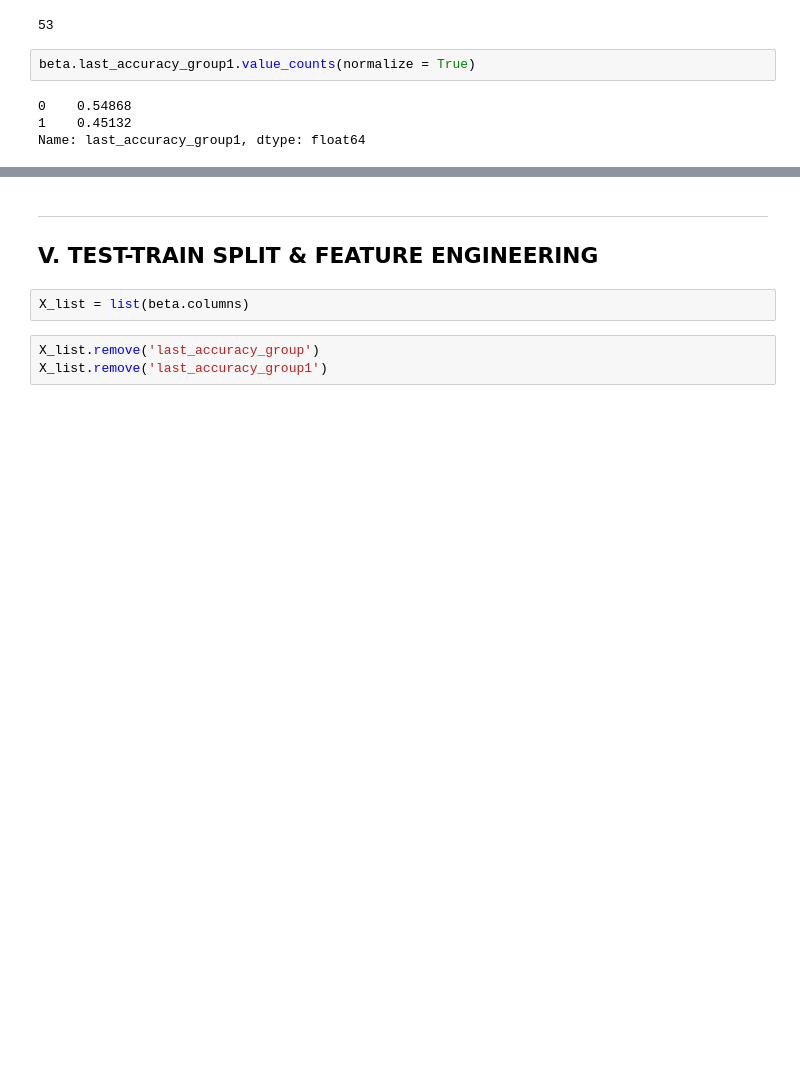
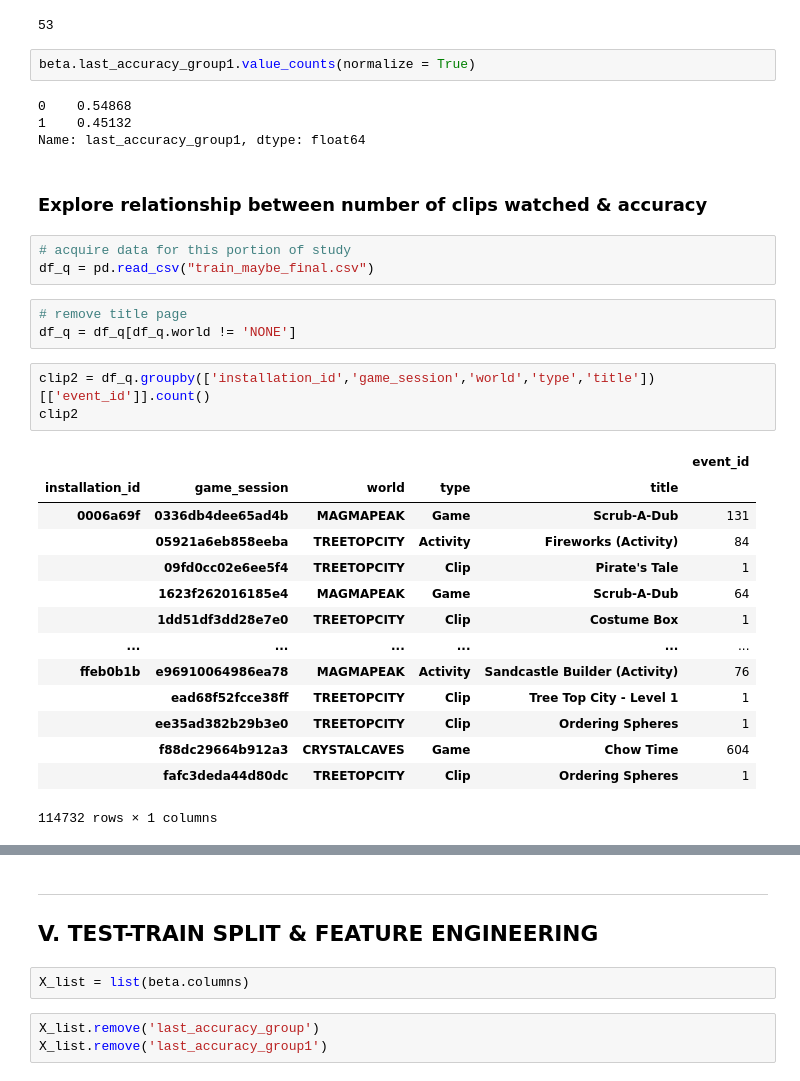
Before and after one commit to cats-in-the-hat/PBS-KIDS2, a Jupyter notebook: full_project_documentation.ipynb, the cells around one changed output, grey strips where cells are left out. Saved outputs shown, nothing was run; the diff lists cells and outputs as text; blank space fills up the shorter version.

```diff
--- a/full_project_documentation.ipynb
+++ b/full_project_documentation.ipynb
@@ -695,3 +699,29 @@ beta.last_accuracy_group1.value_counts(normalize = True)
 0    0.54868
 1    0.45132
 Name: last_accuracy_group1, dtype: float64
+# %% [markdown]
+### Explore relationship between number of clips watched & accuracy
+# %%
+# acquire data for this portion of study
+df_q = pd.read_csv("train_maybe_final.csv")
+# %%
+# remove title page
+df_q = df_q[df_q.world != 'NONE']
+# %%
+clip2 = df_q.groupby(['installation_id','game_session','world','type','title'])[['event_id']].count()
+clip2
+# %% [output]
+|  |  |  |  |  | event_id |
+| installation_id | game_session | world | type | title |  |
+| 0006a69f | 0336db4dee65ad4b | MAGMAPEAK | Game | Scrub-A-Dub | 131 |
+|  | 05921a6eb858eeba | TREETOPCITY | Activity | Fireworks (Activity) | 84 |
+|  | 09fd0cc02e6ee5f4 | TREETOPCITY | Clip | Pirate's Tale | 1 |
+|  | 1623f262016185e4 | MAGMAPEAK | Game | Scrub-A-Dub | 64 |
+|  | 1dd51df3dd28e7e0 | TREETOPCITY | Clip | Costume Box | 1 |
+| ... | ... | ... | ... | ... | ... |
+| ffeb0b1b | e96910064986ea78 | MAGMAPEAK | Activity | Sandcastle Builder (Activity) | 76 |
+|  | ead68f52fcce38ff | TREETOPCITY | Clip | Tree Top City - Level 1 | 1 |
+|  | ee35ad382b29b3e0 | TREETOPCITY | Clip | Ordering Spheres | 1 |
+|  | f88dc29664b912a3 | CRYSTALCAVES | Game | Chow Time | 604 |
+|  | fafc3deda44d80dc | TREETOPCITY | Clip | Ordering Spheres | 1 |
+114732 rows × 1 columns
```
Also changed, not shown: parts of 9 cells of this notebook, 4 other files.
